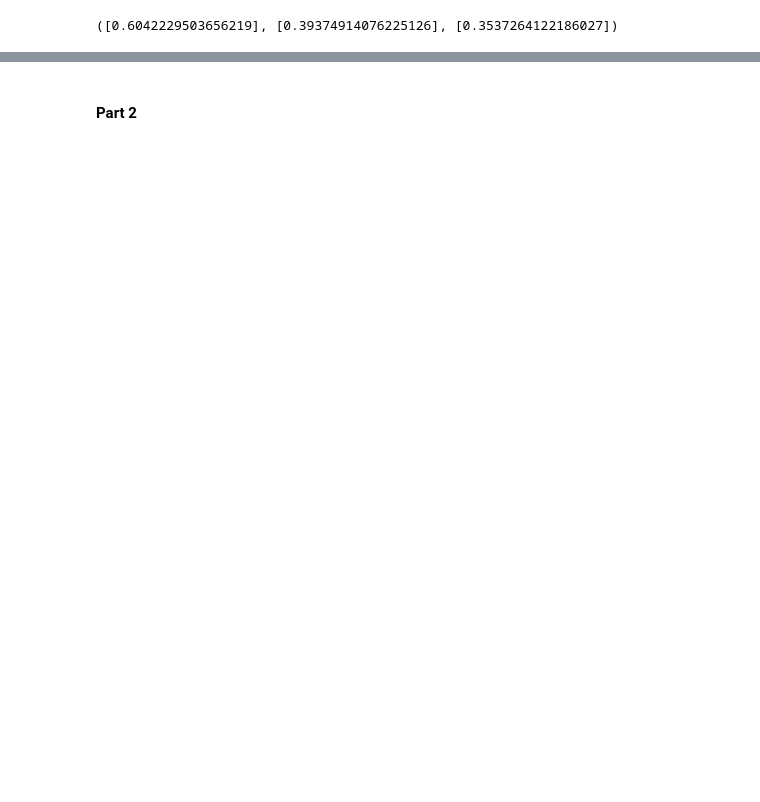
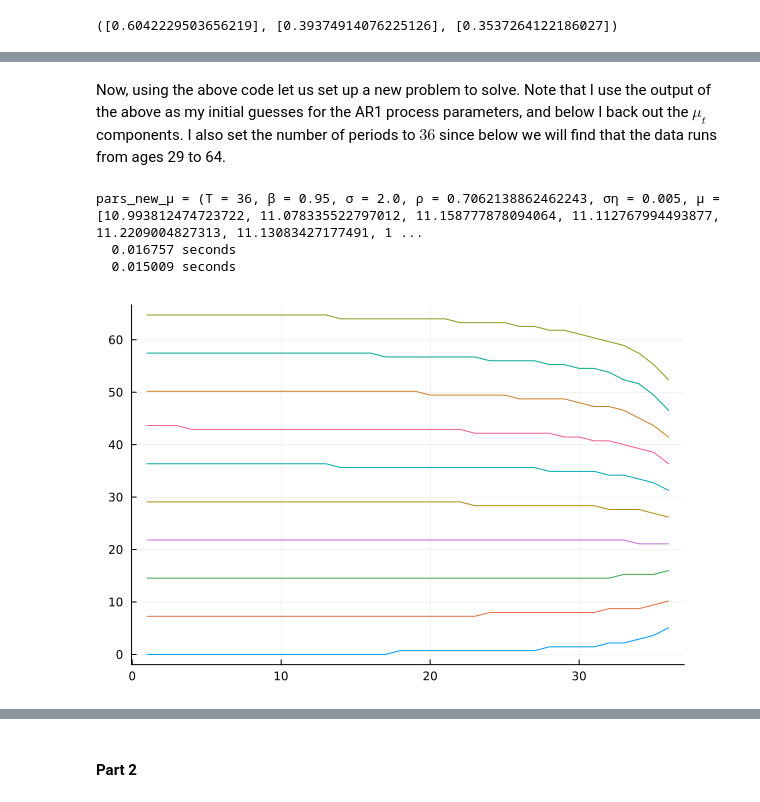
Before and after one commit to sgcbayli024/metrics, a Jupyter notebook: hw5/hw5.ipynb, the cells around one changed output, grey strips where cells are left out. Cells and saved outputs as stored; diff of their text form; code cells hidden in the pictures; blank space fills up the shorter version.

```diff
--- a/hw5/hw5.ipynb
+++ b/hw5/hw5.ipynb
@@ -313,0 +278,45 @@ v_first_stage, c1_first_stage, c2_first_stage = AR1_process(out_ρ, out_ση)
+# %% [markdown]
+Now, using the above code let us set up a new problem to solve. Note that I use the output of the above as my initial guesses for the AR1 process parameters, and below I back out the $\mu_t$ components. I also set the number of periods to $36$ since below we will find that the data runs from ages 29 to 64.
+# %%
+new_μ = [mean(data.log_y[data.age .== i]) for i in 29:64]
+
+pars2 = (; T = 36, # length of a lifetime
+            β = 0.95, # discount factor
+            σ = 2.0, # risk aversion
+            ρ = 0.7062138862462243, # persistence of income
+            ση = 0.005, # standard deviation of income shocks
+            μ = fill(2., 36), # mean of log income (array of size 45 filled with 2.0)
+            ψ = 5., # scaling factor in utility from bequest
+            r = 0.05, # interest rate
+            R = 20, # number of simulations per simulate_individual
+            N = 4000 # number of individuals
+)
+
+pars_new_μ = (; pars2..., μ = new_μ)
+
+Ka = 100
+Kϵ = 5
+agrid = LinRange(0, pars2.μ[1]*pars2.T, Ka)   # asset grid LinRange(start, stop, length)
+agrid_μ = LinRange(0, 10000*pars_new_μ.μ[1]*pars_new_μ.T, Ka)   # asset grid LinRange(start, stop, length)
+Π, ϵgrid = tauchen(pars2.ρ, pars2.ση, Kϵ) # transition matrix and grid for epsilon
+pars2 = (; pars2..., Ka = Ka, agrid = agrid, Π = Π, ϵgrid = ϵgrid, Kϵ = Kϵ) # merge the two dictionaries
+pars_new_μ = (; pars_new_μ..., Ka = Ka, agrid = agrid_μ, Π = Π, ϵgrid = ϵgrid, Kϵ = Kϵ) # merge the two dictionaries
+@show pars_new_μ
+
+V = zeros(pars2.Kϵ,pars2.Ka,pars2.T+1)
+A = zeros(Int64,pars2.Kϵ,pars2.Ka,pars2.T)
+backward_induction!(V,A,pars2)
+@time backward_induction!(V,A,pars2)
+
+V_new_μ = zeros(pars_new_μ.Kϵ,pars_new_μ.Ka,pars_new_μ.T+1)
+A_new_μ = zeros(Int64,pars_new_μ.Kϵ,pars_new_μ.Ka,pars_new_μ.T)
+backward_induction!(V_new_μ,A_new_μ,pars_new_μ)
+@time backward_induction!(V_new_μ,A_new_μ,pars_new_μ)
+# %% [output]
+pars_new_μ = (T = 36, β = 0.95, σ = 2.0, ρ = 0.7062138862462243, ση = 0.005, μ = [10.993812474723722, 11.078335522797012, 11.158777878094064, 11.112767994493877, 11.2209004827313, 11.13083427177491, 1 ...
+  0.016757 seconds
+  0.015009 seconds
+# %%
+plot(1:pars2.T,agrid[A[3,1:10:Ka,:]'],legend=false) # plot the asset policy function every 10 gridpoints for the median wage shock (iϵ=3) over time
+# %% [output]
+[figure, added]
```
Also changed, not shown: parts of 21 cells of this notebook.
